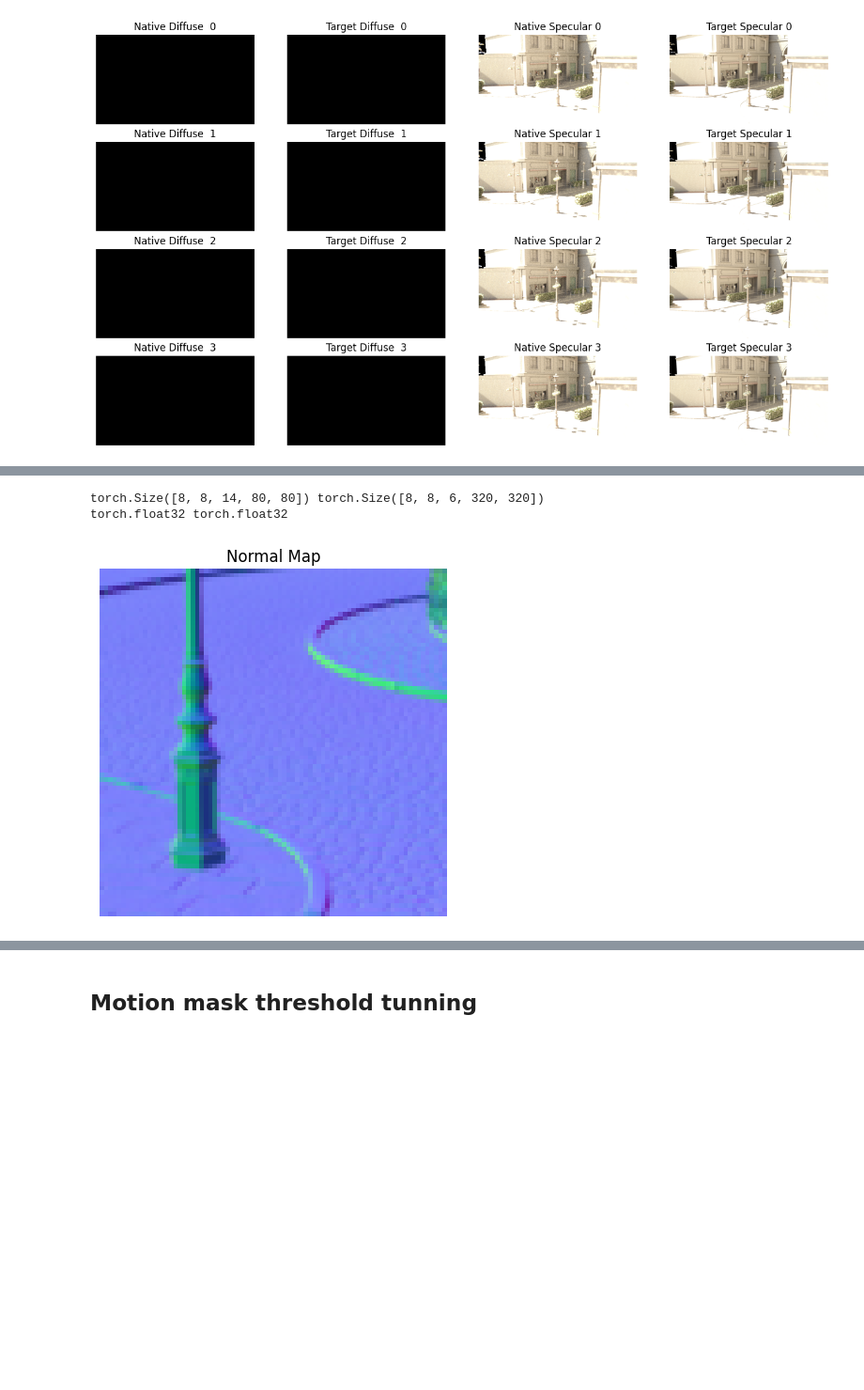
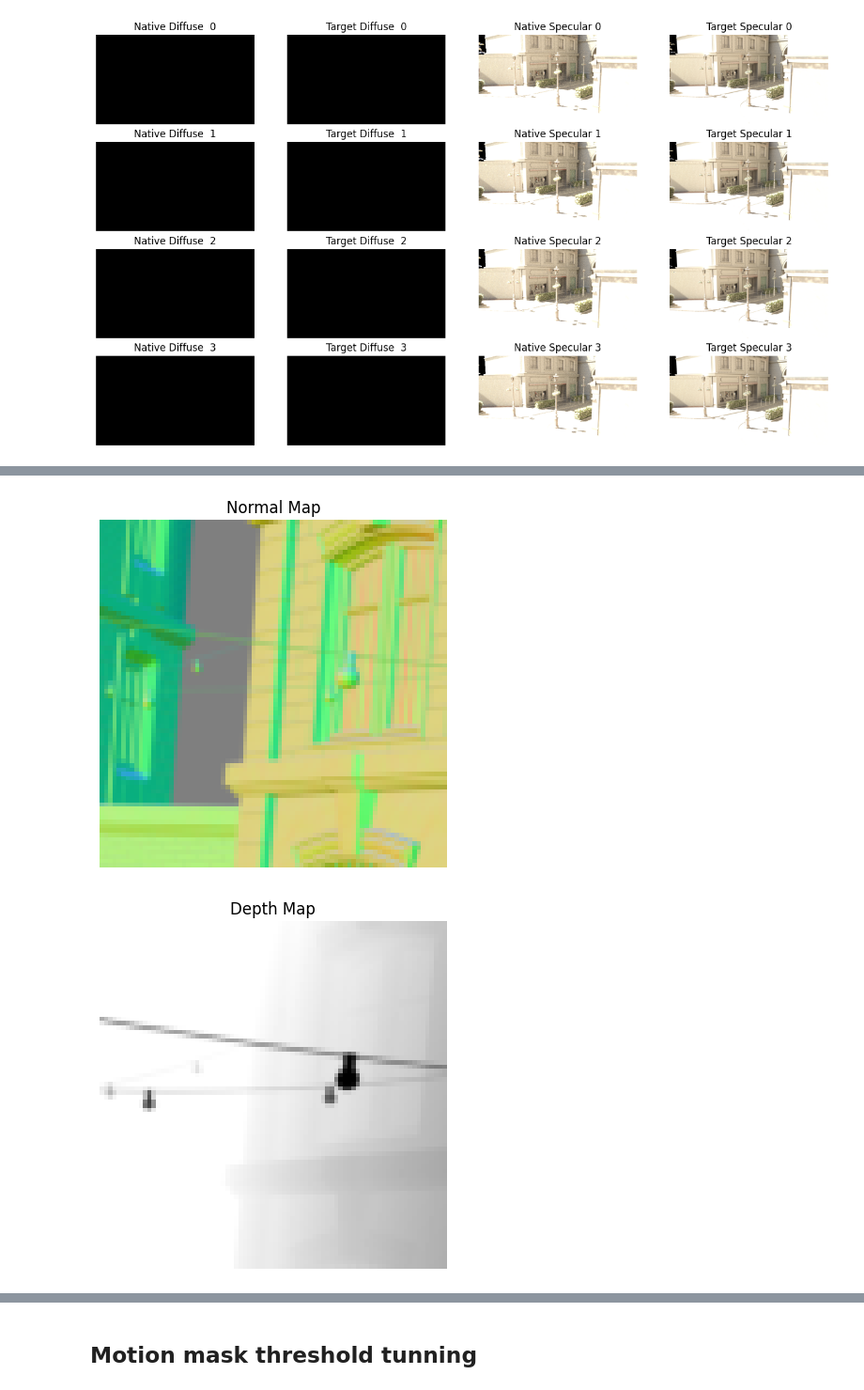
Before and after one commit to ndming/NSRT, a Jupyter notebook: nsrt.ipynb, the cells around one changed output, grey strips where cells are left out. Shown at 94% size. Drawn from its saved outputs; the diff is of its cells as text; code cells hidden in the pictures; blank space fills up the shorter version.

```diff
--- a/nsrt.ipynb
+++ b/nsrt.ipynb
@@ -87,12 +101,12 @@ train_dataloader = iter(train_dataloader)
 # %%
-x, y = next(train_dataloader)
-print(x.shape, y.shape)
-print(x.dtype, y.dtype)
-
 plt.axis('off')
 plt.title("Normal Map")
 _ = plt.imshow((x[0, 0, 6:9, ...].permute(1, 2, 0) + 1) / 2)
 # %% [output]
-torch.Size([8, 8, 14, 80, 80]) torch.Size([8, 8, 6, 320, 320])
-torch.float32 torch.float32
-[figure, old version]
+[figure, new version]
+# %%
+plt.axis('off')
+plt.title("Depth Map")
+_ = plt.imshow(x[0, 0, 9:10, ...].permute(1, 2, 0), cmap='gray')
+# %% [output]
+[figure, added]
```
Also changed, not shown: parts of 3 cells of this notebook, 5 other files.
